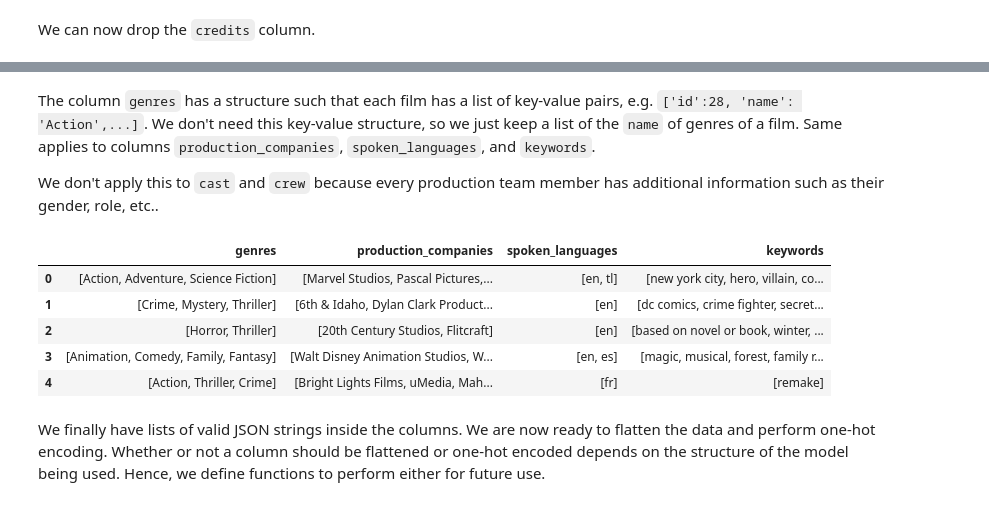
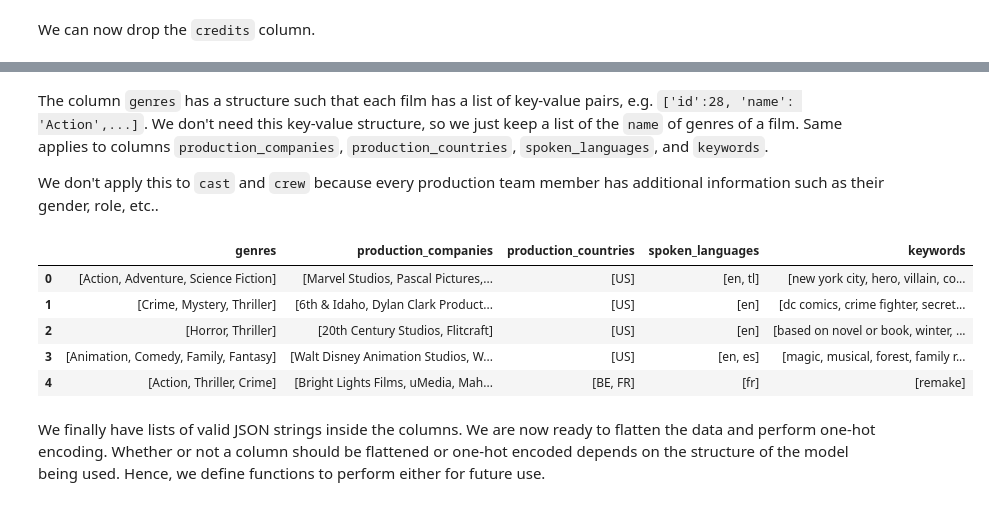
Before and after one commit to vibrantlychee/big-movie-data, a Jupyter notebook: data_cleaning.ipynb, the cells around one changed output, grey strips where cells are left out. Cells and saved outputs as stored; diff of their text form; code cells hidden in the pictures.

Commit message:
data preprocessing for flop_or_not

```diff
--- a/data_cleaning.ipynb
+++ b/data_cleaning.ipynb
@@ -92,4 +92,5 @@ Next we parse `release_date` as a column of date objects, and convert `status` i
 # parse dates
 raw_data["release_date"] = pd.to_datetime(raw_data["release_date"])
 # convert status column to Boolean, and only keep released films
-raw_data["status"] = raw_data["status"].map({"Released": True})
+raw_data["released"] = raw_data["status"] == "Released"
+raw_data.drop(columns=["status"])
@@ -193,5 +208,5 @@ raw_data.head()
 # %% [markdown]
-The column `genres` has a structure such that each film has a list of key-value pairs, e.g. `['id':28, 'name': 'Action',...]`. We don't need this key-value structure, so we just keep a list of the `name` of genres of a film. Same applies to columns `production_companies`, `spoken_languages`, and `keywords`.
+The column `genres` has a structure such that each film has a list of key-value pairs, e.g. `['id':28, 'name': 'Action',...]`. We don't need this key-value structure, so we just keep a list of the `name` of genres of a film. Same applies to columns `production_companies`, `production_countries`, `spoken_languages`, and `keywords`.
 
 We don't apply this to `cast` and `crew` because every production team member
 has additional information such as their gender, role, etc..
@@ -202,23 +217,25 @@ for i in range(0, raw_data.shape[0], 1):
     # extract the relevant values of these columns
     genres_names = [x["name"] for x in raw_data_copy.iloc[i]["genres"]]
     production_companies_names = [x["name"] for x in raw_data_copy.iloc[i]["production_companies"]]
+    production_countries_names = [x["iso_3166_1"] for x in raw_data_copy.iloc[i]["production_countries"]]
     spoken_languages_names = [x["iso_639_1"] for x in raw_data_copy.iloc[i]["spoken_languages"]]
     keywords_names = [x["name"] for x in raw_data_copy.iloc[i]["keywords"]]
 
     # reassign entry values
     raw_data.at[i, "genres"] = genres_names
     raw_data.at[i, "production_companies"] = production_companies_names
+    raw_data.at[i, "production_countries"] = production_countries_names
     raw_data.at[i, "spoken_languages"] = spoken_languages_names
     raw_data.at[i, "keywords"] = keywords_names
 # %%
-raw_data[["genres", "production_companies", "spoken_languages","keywords"]].head()
+raw_data[["genres", "production_companies", "production_countries", "spoken_languages","keywords"]].head()
 # %% [output]
-|  | genres | production_companies | spoken_languages | keywords |
-| 0 | [Action, Adventure, Science Fiction] | [Marvel Studios, Pascal Pictures,... | [en, tl] | [new york city, hero, villain, co... |
-| 1 | [Crime, Mystery, Thriller] | [6th & Idaho, Dylan Clark Product... | [en] | [dc comics, crime fighter, secret... |
-| 2 | [Horror, Thriller] | [20th Century Studios, Flitcraft] | [en] | [based on novel or book, winter, ... |
-| 3 | [Animation, Comedy, Family, Fantasy] | [Walt Disney Animation Studios, W... | [en, es] | [magic, musical, forest, family r... |
-| 4 | [Action, Thriller, Crime] | [Bright Lights Films, uMedia, Mah... | [fr] | [remake] |
+|  | genres | production_companies | production_countries | spoken_languages | keywords |
+| 0 | [Action, Adventure, Science Fiction] | [Marvel Studios, Pascal Pictures,... | [US] | [en, tl] | [new york city, hero, villain, co... |
+| 1 | [Crime, Mystery, Thriller] | [6th & Idaho, Dylan Clark Product... | [US] | [en] | [dc comics, crime fighter, secret... |
+| 2 | [Horror, Thriller] | [20th Century Studios, Flitcraft] | [US] | [en] | [based on novel or book, winter, ... |
+| 3 | [Animation, Comedy, Family, Fantasy] | [Walt Disney Animation Studios, W... | [US] | [en, es] | [magic, musical, forest, family r... |
+| 4 | [Action, Thriller, Crime] | [Bright Lights Films, uMedia, Mah... | [BE, FR] | [fr] | [remake] |
 # %% [markdown]
 We finally have lists of valid JSON strings inside the columns. We are now ready to flatten the data and perform one-hot encoding. Whether or not a column should be flattened or one-hot encoded depends on the structure of the model being used. Hence, we define functions to perform either for future use.
 # %%
```
Also changed, not shown: parts of 4 cells of this notebook, 2 other files.
